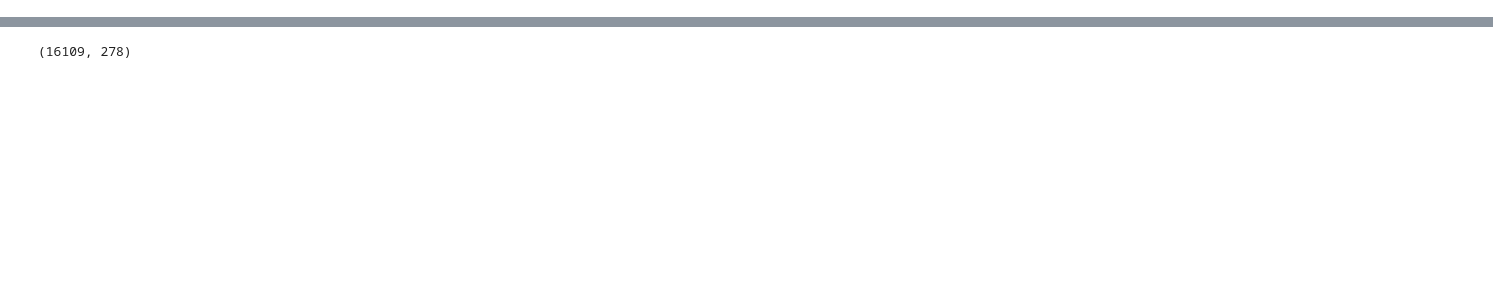
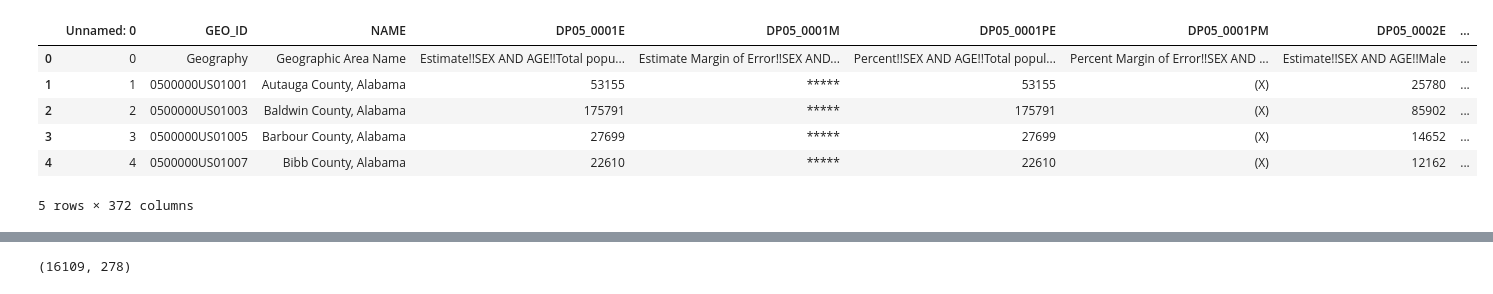
Before and after one commit to ggustavo19/Machine_Learning_Project, a Jupyter notebook: Data cleaning and manipulation.ipynb, the cells around one changed output, grey strips where cells are left out. Drawn from its saved outputs; the diff is of its cells as text; code cells hidden in the pictures; blank space fills up the shorter version.

Commit message:
completed gathering the data. Started the dataset cleaning and data manipulation.

```diff
--- a/Data cleaning and manipulation.ipynb
+++ b/Data cleaning and manipulation.ipynb
@@ -13,0 +3,3 @@ census_df.head()
+# %%
+dp03_raw_df = pd.read_csv('Raw Data/dp03_raw_data.csv')
+dp05_raw_df = pd.read_csv('Raw Data/dp05_raw_data.csv')
@@ -13,0 +14,3 @@ census_df.head()
+# %%
+# Remove extra rows in dp05_df that contain "Census Tract" in the "NAME" column. Should just have one row per state county
+dp05_raw_df = dp05_raw_df[~dp05_raw_df['NAME'].str.contains('Census Tract')]
@@ -13,0 +31,10 @@ census_df.head()
+# %%
+dp05_raw_df.head()
+# %% [output]
+|  | Unnamed: 0 | GEO_ID | NAME | DP05_0001E | DP05_0001M | DP05_0001PE | DP05_0001PM | DP05_0002E | ... |
+| 0 | 0 | Geography | Geographic Area Name | Estimate!!SEX AND AGE!!Total popu... | Estimate Margin of Error!!SEX AND... | Percent!!SEX AND AGE!!Total popul... | Percent Margin of Error!!SEX AND ... | Estimate!!SEX AND AGE!!Male | ... |
+| 1 | 1 | 0500000US01001 | Autauga County, Alabama | 53155 | ***** | 53155 | (X) | 25780 | ... |
+| 2 | 2 | 0500000US01003 | Baldwin County, Alabama | 175791 | ***** | 175791 | (X) | 85902 | ... |
+| 3 | 3 | 0500000US01005 | Barbour County, Alabama | 27699 | ***** | 27699 | (X) | 14652 | ... |
+| 4 | 4 | 0500000US01007 | Bibb County, Alabama | 22610 | ***** | 22610 | (X) | 12162 | ... |
+5 rows × 372 columns
```
Also changed, not shown: parts of 7 cells of this notebook, 25 other files.
